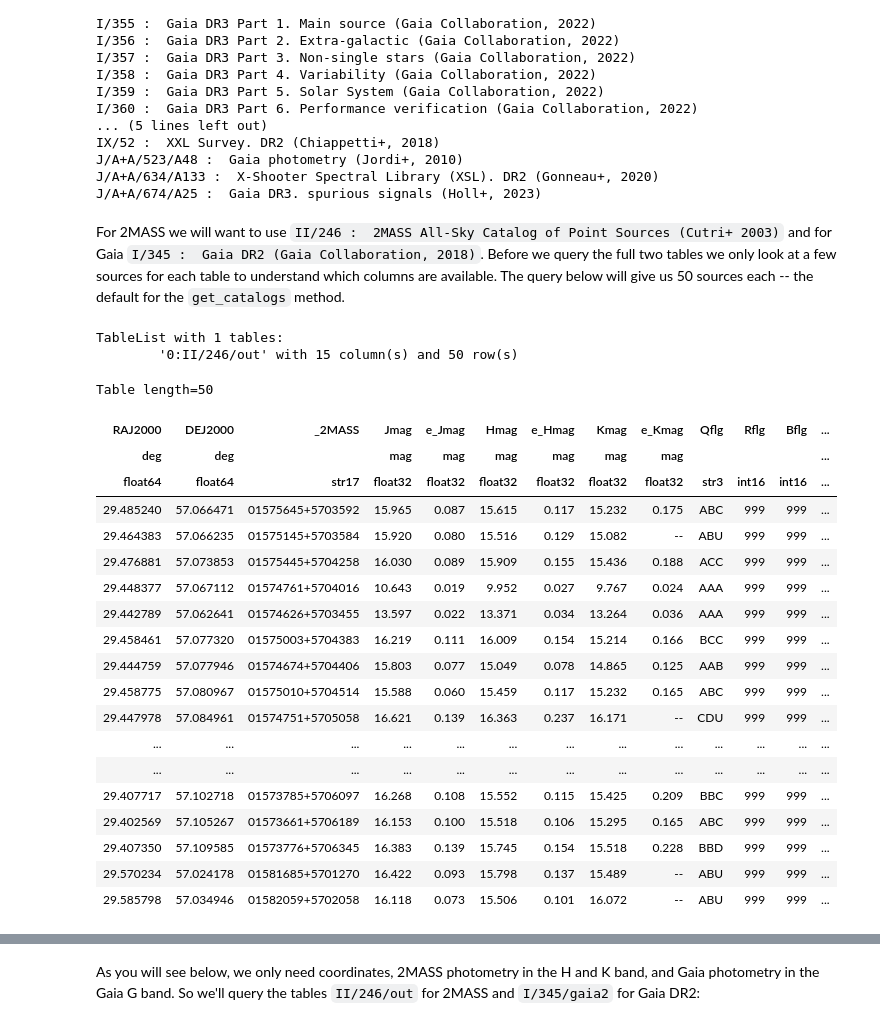
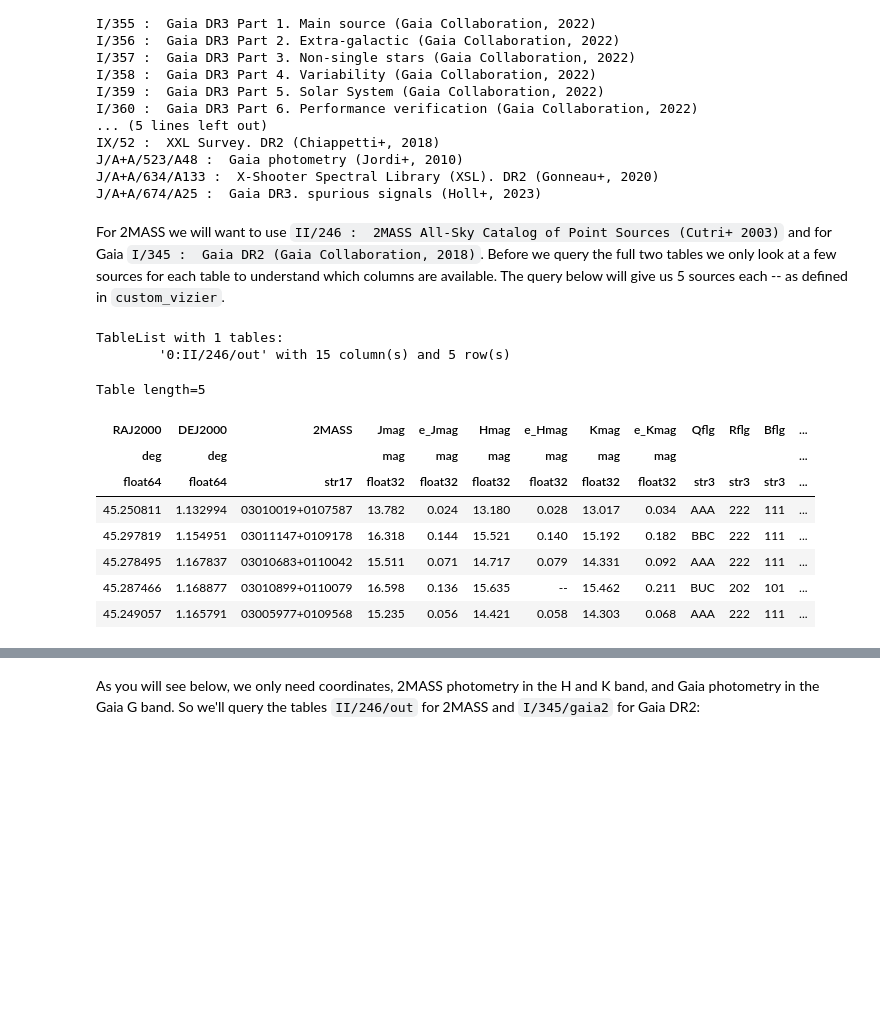
Before and after one commit to cds-astro/tutorials, a Jupyter notebook: Notebooks/6_Advanced_usage_of_MOCs.ipynb, the cells around one changed output, grey strips where cells are left out. Drawn from its saved outputs; the diff is of its cells as text; code cells hidden in the pictures; blank space fills up the shorter version.

```diff
--- a/Notebooks/6_Advanced_usage_of_MOCs.ipynb
+++ b/Notebooks/6_Advanced_usage_of_MOCs.ipynb
@@ -409,32 +407,23 @@ J/A+A/523/A48 :  Gaia photometry (Jordi+, 2010)
 J/A+A/634/A133 :  X-Shooter Spectral Library (XSL). DR2 (Gonneau+, 2020)
 J/A+A/674/A25 :  Gaia DR3. spurious signals (Holl+, 2023)
 # %% [markdown]
-For 2MASS we will want to use `II/246 :  2MASS All-Sky Catalog of Point Sources (Cutri+ 2003)` and for Gaia `I/345 :  Gaia DR2 (Gaia Collaboration, 2018)`. Before we query the full two tables we only look at a few sources for each table to understand which columns are available. The query below will give us 50 sources each -- the default for the `get_catalogs` method.
+For 2MASS we will want to use `II/246 :  2MASS All-Sky Catalog of Point Sources (Cutri+ 2003)` and for Gaia `I/345 :  Gaia DR2 (Gaia Collaboration, 2018)`. Before we query the full two tables we only look at a few sources for each table to understand which columns are available. The query below will give us 5 sources each -- as defined in `custom_vizier`.
 # %%
-test_twomass = Vizier.get_catalogs("II/246")
+custom_vizier = Vizier(row_limit=5)
+
+test_twomass = custom_vizier.get_catalogs("II/246")
 print(test_twomass)
 test_twomass[0]
 # %% [output]
 TableList with 1 tables:
-        '0:II/246/out' with 15 column(s) and 50 row(s)
+        '0:II/246/out' with 15 column(s) and 5 row(s)
-Table length=50
+Table length=5
-| RAJ2000 | DEJ2000 | _2MASS | Jmag | e_Jmag | Hmag | e_Hmag | Kmag | e_Kmag | Qflg | Rflg | Bflg | ... |
+| RAJ2000 | DEJ2000 | 2MASS | Jmag | e_Jmag | Hmag | e_Hmag | Kmag | e_Kmag | Qflg | Rflg | Bflg | ... |
 | deg | deg |  | mag | mag | mag | mag | mag | mag |  |  |  | ... |
-| float64 | float64 | str17 | float32 | float32 | float32 | float32 | float32 | float32 | str3 | int16 | int16 | ... |
-| 29.485240 | 57.066471 | 01575645+5703592 | 15.965 | 0.087 | 15.615 | 0.117 | 15.232 | 0.175 | ABC | 999 | 999 | ... |
-| 29.464383 | 57.066235 | 01575145+5703584 | 15.920 | 0.080 | 15.516 | 0.129 | 15.082 | -- | ABU | 999 | 999 | ... |
-| 29.476881 | 57.073853 | 01575445+5704258 | 16.030 | 0.089 | 15.909 | 0.155 | 15.436 | 0.188 | ACC | 999 | 999 | ... |
-| 29.448377 | 57.067112 | 01574761+5704016 | 10.643 | 0.019 | 9.952 | 0.027 | 9.767 | 0.024 | AAA | 999 | 999 | ... |
-| 29.442789 | 57.062641 | 01574626+5703455 | 13.597 | 0.022 | 13.371 | 0.034 | 13.264 | 0.036 | AAA | 999 | 999 | ... |
-| 29.458461 | 57.077320 | 01575003+5704383 | 16.219 | 0.111 | 16.009 | 0.154 | 15.214 | 0.166 | BCC | 999 | 999 | ... |
-| 29.444759 | 57.077946 | 01574674+5704406 | 15.803 | 0.077 | 15.049 | 0.078 | 14.865 | 0.125 | AAB | 999 | 999 | ... |
-| 29.458775 | 57.080967 | 01575010+5704514 | 15.588 | 0.060 | 15.459 | 0.117 | 15.232 | 0.165 | ABC | 999 | 999 | ... |
-| 29.447978 | 57.084961 | 01574751+5705058 | 16.621 | 0.139 | 16.363 | 0.237 | 16.171 | -- | CDU | 999 | 999 | ... |
-| ... | ... | ... | ... | ... | ... | ... | ... | ... | ... | ... | ... | ... |
-| ... | ... | ... | ... | ... | ... | ... | ... | ... | ... | ... | ... | ... |
-| 29.407717 | 57.102718 | 01573785+5706097 | 16.268 | 0.108 | 15.552 | 0.115 | 15.425 | 0.209 | BBC | 999 | 999 | ... |
-| 29.402569 | 57.105267 | 01573661+5706189 | 16.153 | 0.100 | 15.518 | 0.106 | 15.295 | 0.165 | ABC | 999 | 999 | ... |
-| 29.407350 | 57.109585 | 01573776+5706345 | 16.383 | 0.139 | 15.745 | 0.154 | 15.518 | 0.228 | BBD | 999 | 999 | ... |
-| 29.570234 | 57.024178 | 01581685+5701270 | 16.422 | 0.093 | 15.798 | 0.137 | 15.489 | -- | ABU | 999 | 999 | ... |
-| 29.585798 | 57.034946 | 01582059+5702058 | 16.118 | 0.073 | 15.506 | 0.101 | 16.072 | -- | ABU | 999 | 999 | ... |
+| float64 | float64 | str17 | float32 | float32 | float32 | float32 | float32 | float32 | str3 | str3 | str3 | ... |
+| 45.250811 | 1.132994 | 03010019+0107587 | 13.782 | 0.024 | 13.180 | 0.028 | 13.017 | 0.034 | AAA | 222 | 111 | ... |
+| 45.297819 | 1.154951 | 03011147+0109178 | 16.318 | 0.144 | 15.521 | 0.140 | 15.192 | 0.182 | BBC | 222 | 111 | ... |
+| 45.278495 | 1.167837 | 03010683+0110042 | 15.511 | 0.071 | 14.717 | 0.079 | 14.331 | 0.092 | AAA | 222 | 111 | ... |
+| 45.287466 | 1.168877 | 03010899+0110079 | 16.598 | 0.136 | 15.635 | -- | 15.462 | 0.211 | BUC | 202 | 101 | ... |
+| 45.249057 | 1.165791 | 03005977+0109568 | 15.235 | 0.056 | 14.421 | 0.058 | 14.303 | 0.068 | AAA | 222 | 111 | ... |
 # %%
```
Also changed, not shown: parts of 16 cells of this notebook, 4 other files.
